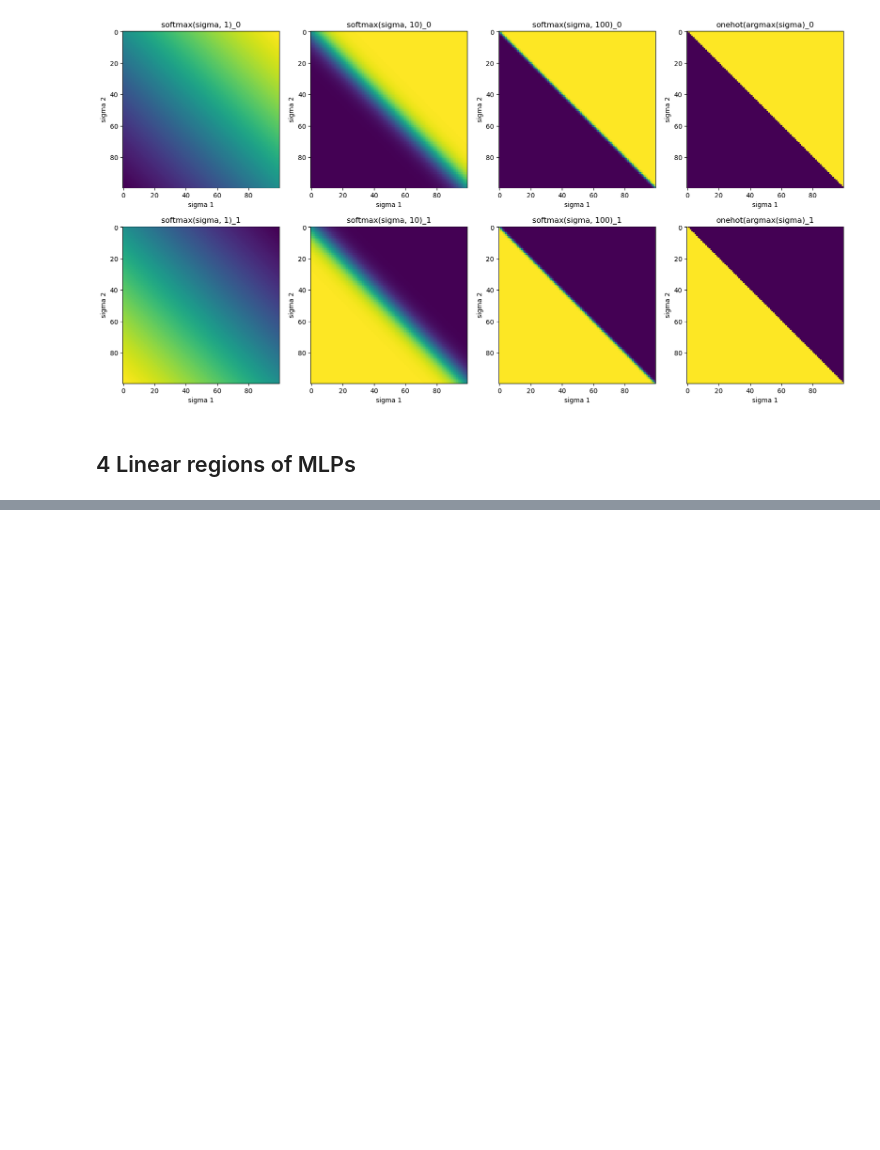
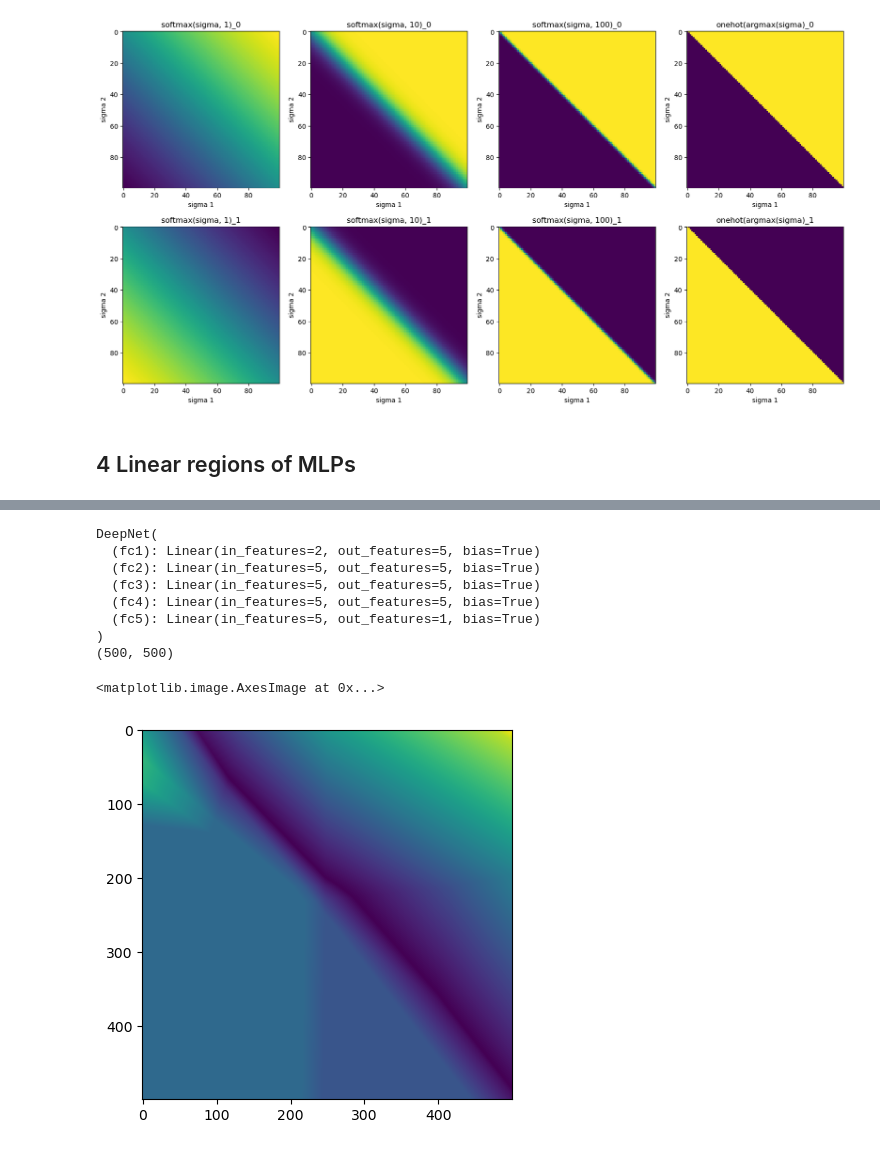
Before and after one commit to emironovich/mlph_w24, a Jupyter notebook: sheet05/sheet05.ipynb, the cells around one changed output, grey strips where cells are left out. Cells and saved outputs as stored; diff of their text form; code cells hidden in the pictures; blank space fills up the shorter version.

```diff
--- a/sheet05/sheet05.ipynb
+++ b/sheet05/sheet05.ipynb
@@ -130,0 +188,46 @@ fig.set_figheight(10)
+# %%
+class DeepNet(nn.Module):
+    def __init__(self):
+        super(DeepNet, self).__init__()
+        self.fc1 = nn.Linear(2, 5)
+        self.fc2 = nn.Linear(5, 5)
+        self.fc3 = nn.Linear(5, 5)
+        self.fc4 = nn.Linear(5, 5)
+        self.fc5 = nn.Linear(5, 1)
+
+    # x represents our data
+    def forward(self, x):
+        x = self.fc1(x)
+        x = F.relu(x)
+        x = self.fc2(x)
+        x = F.relu(x)
+        x = self.fc3(x)
+        x = F.relu(x)
+        x = self.fc4(x)
+        x = F.relu(x)
+
+        x = self.fc5(x)
+        return x
+
+deep_nn = DeepNet()
+print(deep_nn)
+
+fig, ax = plt.subplots(1, 1)
+x1_all = np.linspace(-10, 10, 500)
+x2_all = np.linspace(-10, 10, 500)
+
+deep_val = np.array([[deep_nn(torch.tensor([x1, x2], dtype=torch.float32)).item() for x1 in x1_all] for x2 in x2_all])
+print(deep_val.shape)
+
+ax.imshow(deep_val)
+# %% [output]
+DeepNet(
+  (fc1): Linear(in_features=2, out_features=5, bias=True)
+  (fc2): Linear(in_features=5, out_features=5, bias=True)
+  (fc3): Linear(in_features=5, out_features=5, bias=True)
+  (fc4): Linear(in_features=5, out_features=5, bias=True)
+  (fc5): Linear(in_features=5, out_features=1, bias=True)
+)
+(500, 500)
+<matplotlib.image.AxesImage at 0x...>
+[figure, added]
```
Also changed, not shown: parts of 6 cells of this notebook.
